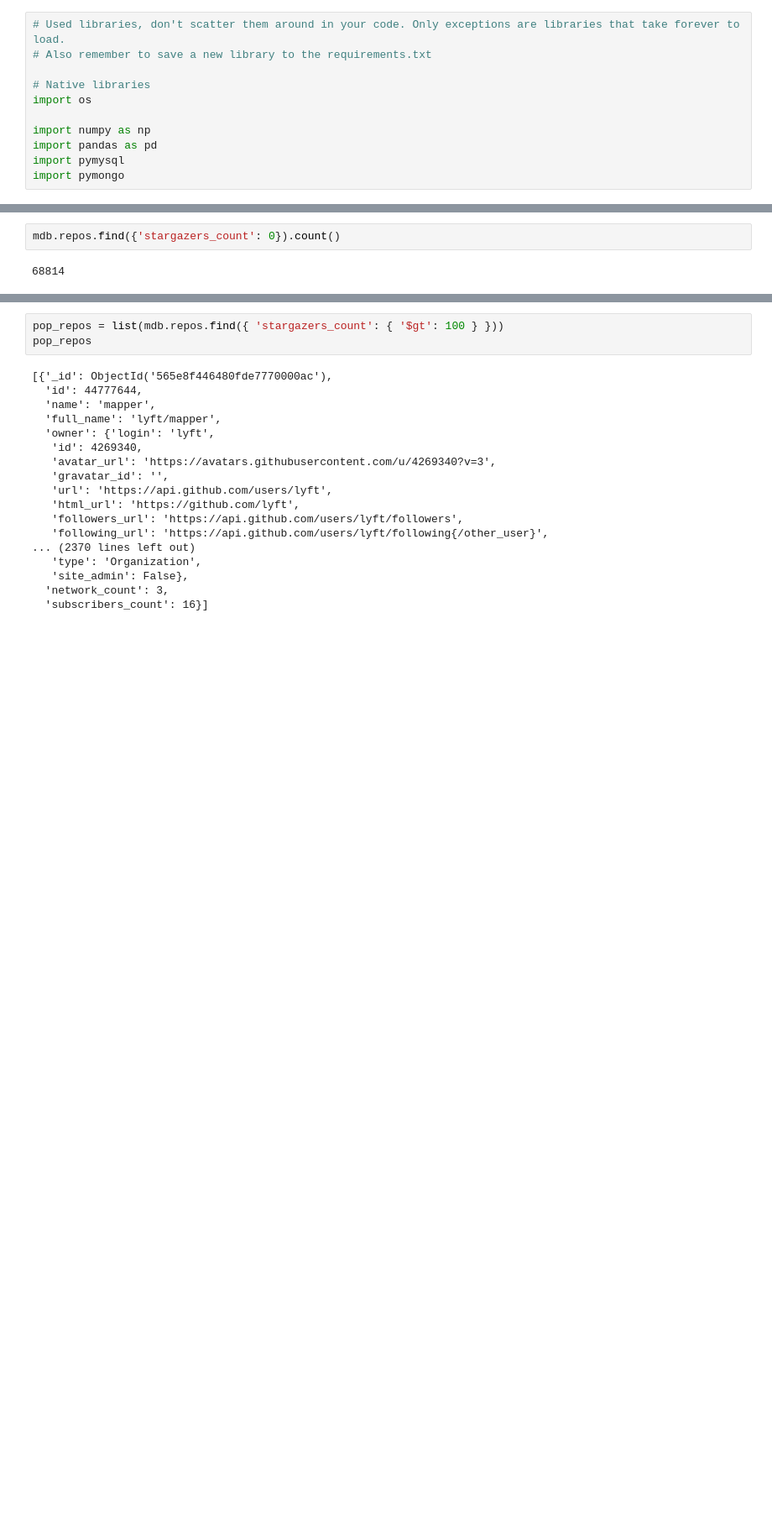
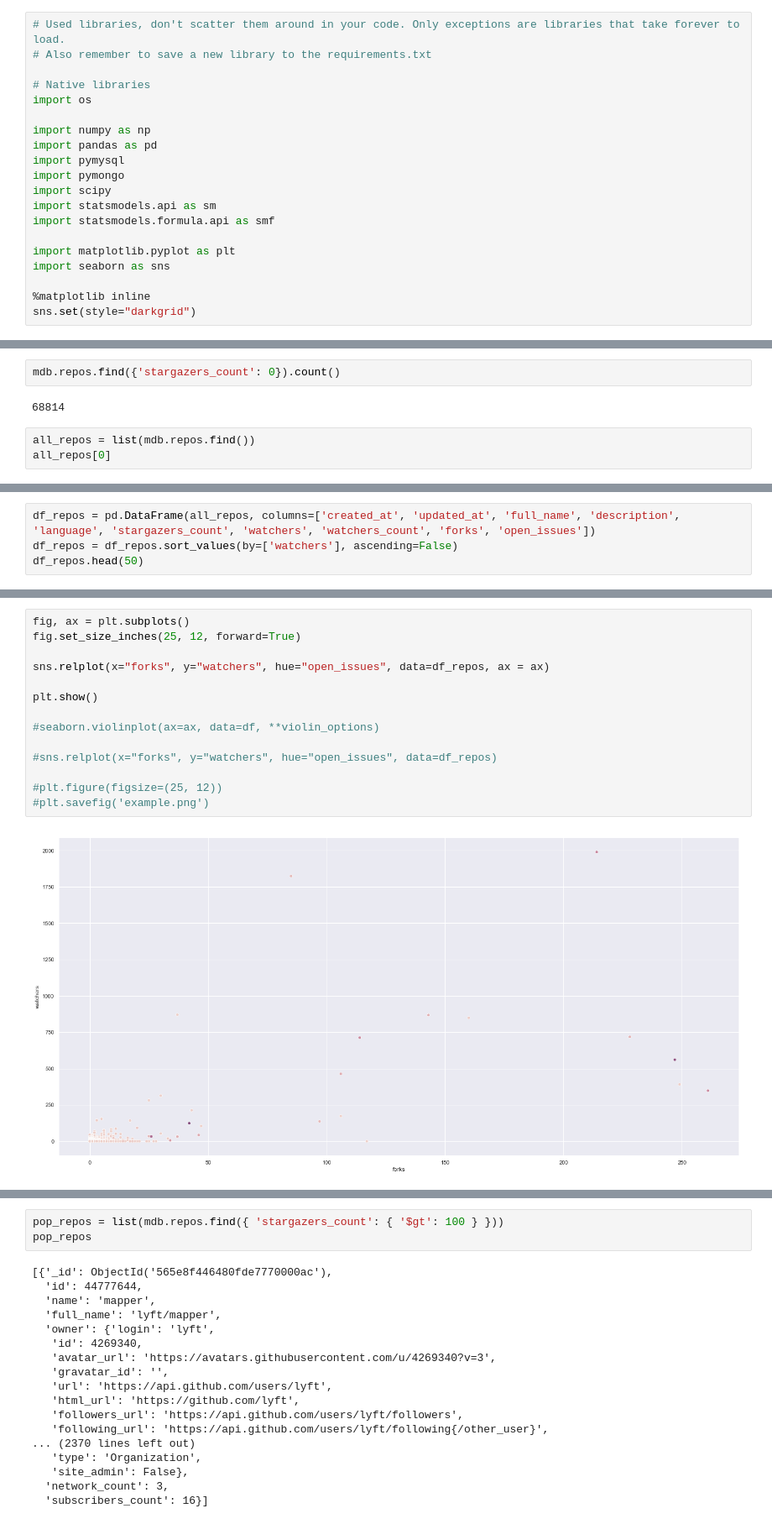
Before and after one commit to datascienceproject2019-codescoop/codescoop-models, a Jupyter notebook: notebooks/GHTorrent sandbox.ipynb, the cells around one changed output, grey strips where cells are left out. Shown at 84% size. Saved outputs shown, nothing was run; the diff lists cells and outputs as text; blank space fills up the shorter version.

Commit message:
Add matplot, seaborn to notebook with a few plots

```diff
--- a/notebooks/GHTorrent sandbox.ipynb
+++ b/notebooks/GHTorrent sandbox.ipynb
@@ -13,6 +13,15 @@ import numpy as np
 import pandas as pd
 import pymysql
 import pymongo
+import scipy
+import statsmodels.api as sm
+import statsmodels.formula.api as smf
+
+import matplotlib.pyplot as plt
+import seaborn as sns
+
+%matplotlib inline
+sns.set(style="darkgrid")
 # %%
 # Global variables, write them in CAPITALS
 MONGODB_URL='mongodb://github-user:github-pass@localhost:27000/github'
@@ -63,3 +111,6 @@ mdb.repos.count()
 mdb.repos.find({'stargazers_count': 0}).count()
 # %% [output]
 68814
+# %%
+all_repos = list(mdb.repos.find())
+all_repos[0]
@@ -65,0 +137,4 @@ mdb.repos.find({'stargazers_count': 0}).count()
+# %%
+df_repos = pd.DataFrame(all_repos, columns=['created_at', 'updated_at', 'full_name', 'description', 'language', 'stargazers_count', 'watchers', 'watchers_count', 'forks', 'open_issues'])
+df_repos = df_repos.sort_values(by=['watchers'], ascending=False)
+df_repos.head(50)
@@ -65,0 +159,16 @@ mdb.repos.find({'stargazers_count': 0}).count()
+# %%
+fig, ax = plt.subplots()
+fig.set_size_inches(25, 12, forward=True)
+
+sns.relplot(x="forks", y="watchers", hue="open_issues", data=df_repos, ax = ax)
+
+plt.show()
+
+#seaborn.violinplot(ax=ax, data=df, **violin_options)
+
+#sns.relplot(x="forks", y="watchers", hue="open_issues", data=df_repos)
+
+#plt.figure(figsize=(25, 12))
+#plt.savefig('example.png')
+# %% [output]
+[figure, added]
```
Also changed, not shown: parts of 10 cells of this notebook, 2 other files.
